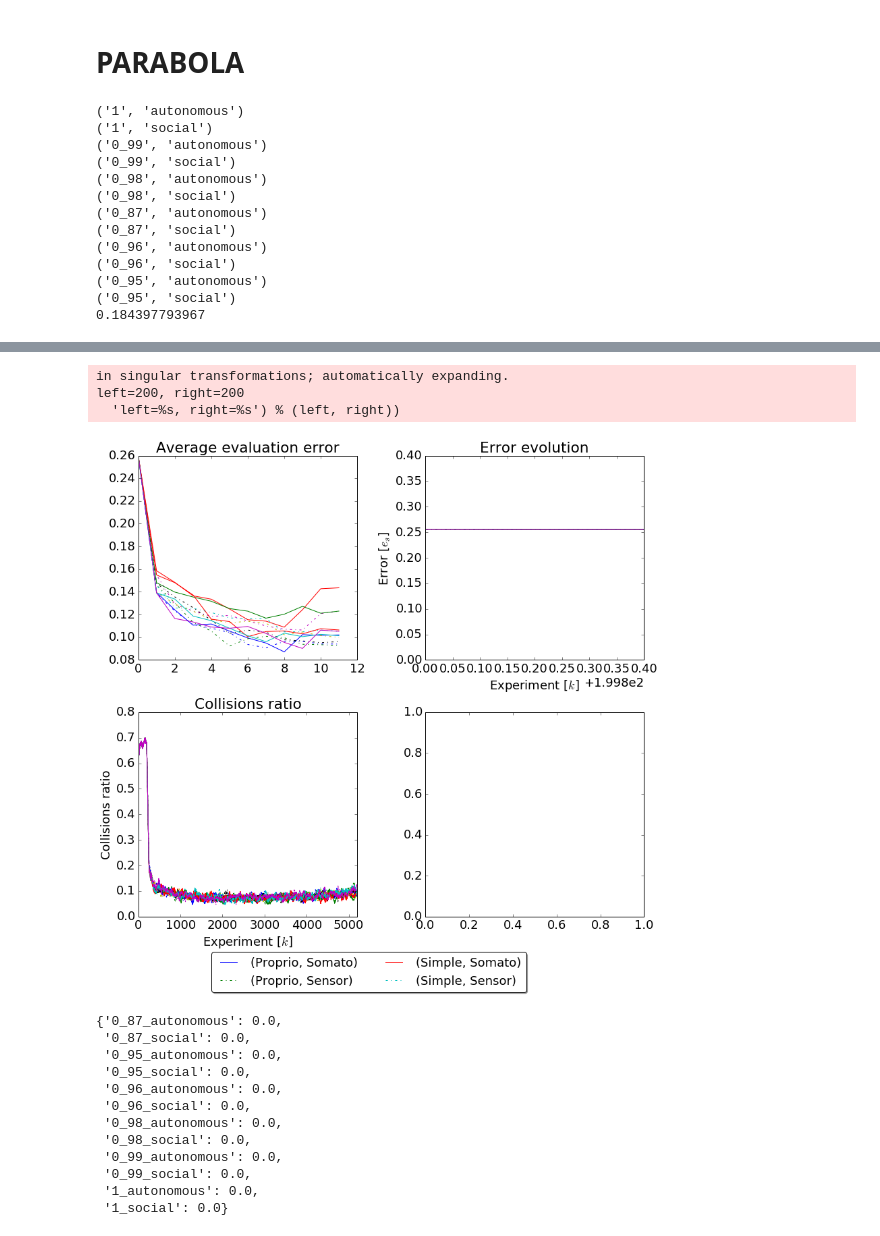
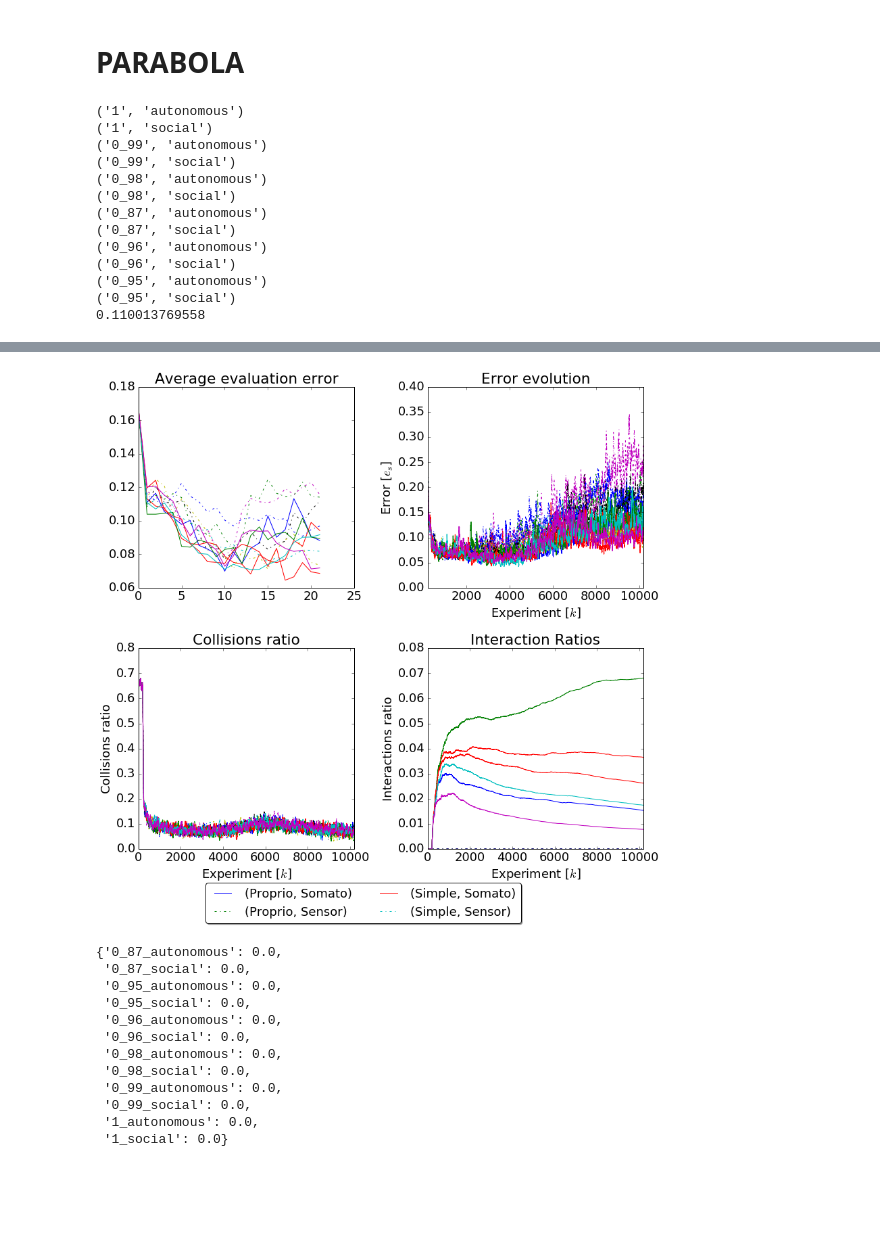
Before and after one commit to yumilceh/artificialbabbling, a Jupyter notebook: SensorimotorExploration/Executables/September17/parabola_pool_social_thresh.ipynb, the cells around one changed output, grey strips where cells are left out. Saved outputs shown, nothing was run; the diff lists cells and outputs as text; code cells hidden in the pictures; blank space fills up the shorter version.

```diff
--- a/SensorimotorExploration/Executables/September17/parabola_pool_social_thresh.ipynb
+++ b/SensorimotorExploration/Executables/September17/parabola_pool_social_thresh.ipynb
@@ -47,10 +47,10 @@ def std_markers(ax,y,m,c,sz):
         plt.plot(i, y_, marker = m, ms = ms_, color = c)
     """
 # %%
-directory = 'parabola_slope_social_thresh_3/'
+directory = 'parabola_slope_social_thresh_4/'
 data_files = os.listdir(directory)
 
-n_samples = 5200
+n_samples = 10200
 
 # Group by:
 mode_ops = ['autonomous','social']
@@ -111,8 +111,8 @@ for data_file in (d_f for d_f in data_files if 'sim_data.h5' in d_f):
     try:
         data,foo = load_sim_h5(data_file)
         interaction_data = data.social.data.as_matrix(columns=None)
-        interactions = np.zeros((interaction_data.shape[0],))
-        interactions[~np.isnan(interaction_data[:, 0])] = 1
+        interactions = np.zeros((n_samples,))
+        interactions[~np.isnan(interaction_data[:n_samples, 0])] = 1
 
         social_data, foo = load_sim_h5(data_file.replace('sim_data.h5', 'eval_social_sensor_eva_valset.h5'))
         whole_data, foo = load_sim_h5(data_file.replace('sim_data.h5', 'eval_whole_sensor_eva_valset.h5'))
@@ -155,7 +155,7 @@ for data_file in (d_f for d_f in data_files if 'sim_data.h5' in d_f):
         coll_w[conf['instructor_slope'] + '_' + conf['mode']] += [wh_con_v[:n_samples]]
         coll_e[conf['instructor_slope'] + '_' + conf['mode']] += [e_con_v[:n_samples]]
 
-#         inter[conf['type'] + '_' + conf['mode']+'_'+conf['expl_space']] += [interactions]
+        inter[conf['instructor_slope'] + '_' + conf['mode']] += [interactions]
 
         error_ev[conf['instructor_slope'] + '_' + conf['mode']] += [eva_errors]
 
@@ -181,7 +181,7 @@ for i, k in enumerate(groups_k):
     coll_av_e[group] = np.mean(np.array(coll_e[group]), axis=0)
 
 
-#     inter_av[group] = np.mean(np.array(inter[group]), axis=0)
+    inter_av[group] = np.mean(np.array(inter[group]), axis=0)
 
     comp_av_w[group] = np.mean(np.array(comp_w[group]), axis=0)
     #wh_comp_av_w[group] = np.mean(np.array(wh_comp_w[group]), axis=0)
@@ -205,7 +205,7 @@ print(max_std)
 ('0_96', 'social')
 ('0_95', 'autonomous')
 ('0_95', 'social')
-0.184397793967
+0.110013769558
 # %%
 matplotlib.rcParams['figure.figsize'] = (12.0, 11.0)
 matplotlib.rcParams.update({'font.size': 18})
@@ -213,13 +213,17 @@ matplotlib.rcParams.update({'font.size': 18})
 
 fig1, ax1 = plt.subplots(2,2)
 plt.sca(ax1[0,0])
+plt.gca().set_color_cycle(None)
 ax1[0,0].set_title('Average evaluation error')
+print('Average evaluation error')
 plt.hold(True)
 for key in error_ev_av.keys():
+    data_plt = error_ev_av[key]
+    print("{}: {}".format(key, data_plt[-1]))
     if 'autonomous' in key:
-        plt.plot(error_ev_av[key], linestyle='-.', marker='')#, color='b')
+        plt.plot(data_plt, linestyle='-.', marker='')#, color='b')
     else:
-        plt.plot(error_ev_av[key], linestyle='-', marker='')#, color='b')
+        plt.plot(data_plt, linestyle='-', marker='')#, color='b')
     print("key: {}, error: {}".format(key, error_ev_av[key][-1]))
 ms1 = [(x/max_std)*13 + 1 for x in std_ev[key]]
     #plt.legend(error_ev_av.keys())
@@ -249,29 +253,37 @@ ax1[0,0].set_ylim([0,0.25])
 
 plt.sca(ax1[0,1])
 ax1[0,1].set_title('Error evolution')
+print('Error evolution')
 win_sz=50
 plt.hold(True)
+plt.gca().set_color_cycle(None)
 for key in error_ev_av.keys():
+    data_plt = moving_av(comp_av_w[key],win_sz)
+    print("{}: {}".format(key, data_plt[-1]))
     if 'autonomous' in key:
-        plt.plot(moving_av(comp_av_w[key],win_sz), linestyle='-.', marker='')
+        plt.plot(data_plt, linestyle='-.', marker='')
     else:
-        plt.plot(moving_av(comp_av_w[key],win_sz), linestyle='-', marker='')
+        plt.plot(data_plt, linestyle='-', marker='')
 plt.xlabel('Experiment [$k$]')
 plt.ylabel('Error [$e_s$]')
 # plt.legend(['(Proprio, Social)', '(Proprio, Auto)', '(Simple, Social)', '(Simple, Auto)'],\
 #            ncol=2,loc='lower right', fontsize=13)
-ax1[0,1].set_xlim([200,200])
+ax1[0,1].set_xlim([200,n_samples])
 ax1[0,1].set_ylim([0,0.4])
 
 
 plt.sca(ax1[1,0])
 ax1[1,0].set_title('Collisions ratio')
+print('Collisions ratio')
 plt.hold(True)
+plt.gca().set_color_cycle(None)
 for key in error_ev_av.keys():
+    data_plt = moving_av(coll_av_w[key],win_sz)
+    print("{}: {}".format(key, data_plt[-1]))
     if 'autonomous' in key:
-        plt.plot(moving_av(coll_av_w[key],win_sz), linestyle='-.', marker='')
+        plt.plot(data_plt, linestyle='-.', marker='')
     else:
-        plt.plot(moving_av(coll_av_w[key],win_sz), linestyle='-', marker='')
+        plt.plot(data_plt, linestyle='-', marker='')
 
 plt.xlabel('Experiment [$k$]')
 plt.ylabel('Collisions ratio')
@@ -280,10 +292,25 @@ lgd = plt.legend(['(Proprio, Somato)', '(Proprio, Sensor)', '(Simple, Somato)',
           fancybox=True, shadow=True)
 ax1[1,0].set_xlim([0,n_samples])
 ax1[1,0].set_ylim([0,0.8])
+
+plt.sca(ax1[1,1])
+ax1[1,1].set_title('Interaction Ratios')
+print('Interaction Ratios')
+plt.hold(True)
+plt.gca().set_color_cycle(None)
+for key in error_ev_av.keys():
+    data_plt = incremental_mean(inter_av[key])
+    print("{}: {}".format(key, data_plt[-1]))
+    if 'autonomous' in key:
+        plt.plot(data_plt, linestyle='-.', marker='')
+    else:
+        plt.plot(data_plt, linestyle='-', marker='')
+plt.xlabel('Experiment [$k$]')
+plt.ylabel('Interactions ratio')
+ax1[1,1].set_xlim([0,n_samples])
+ax1[1,1].set_ylim([0,0.08])
+
 """
-plt.sca(ax1[1,1])
-ax1[1,1].set_title('Somato Error evolution')
-win_sz=50
 #plt.plot(moving_av(ss_comp_av_w['proprio_autonomous_somato '],win_sz), linestyle='-', marker='', color='b')
 # plt.plot(moving_av(comp_av_w['proprio_autonomous_sensor '],win_sz), linestyle='-', marker='', color='r')
 plt.hold(True)
@@ -326,5 +358,2 @@ key: 0_87_social, error: 0.10516023937
-in singular transformations; automatically expanding.
-left=200, right=200
-  'left=%s, right=%s') % (left, right))
-[figure, old version]
+[figure, new version]
 # %%
```
Also changed, not shown: parts of 5 cells of this notebook, 4 other files.
